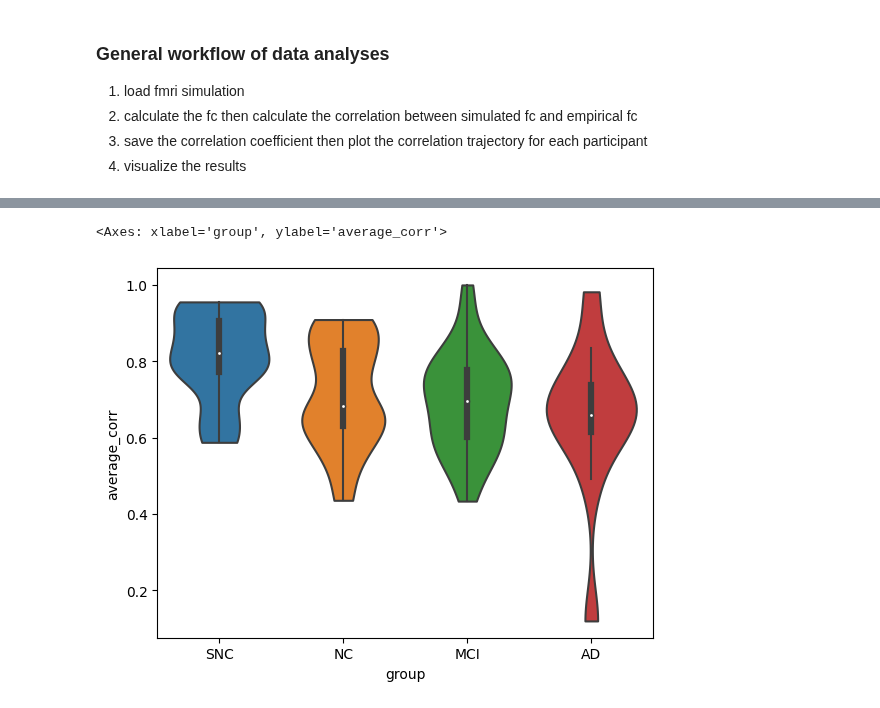
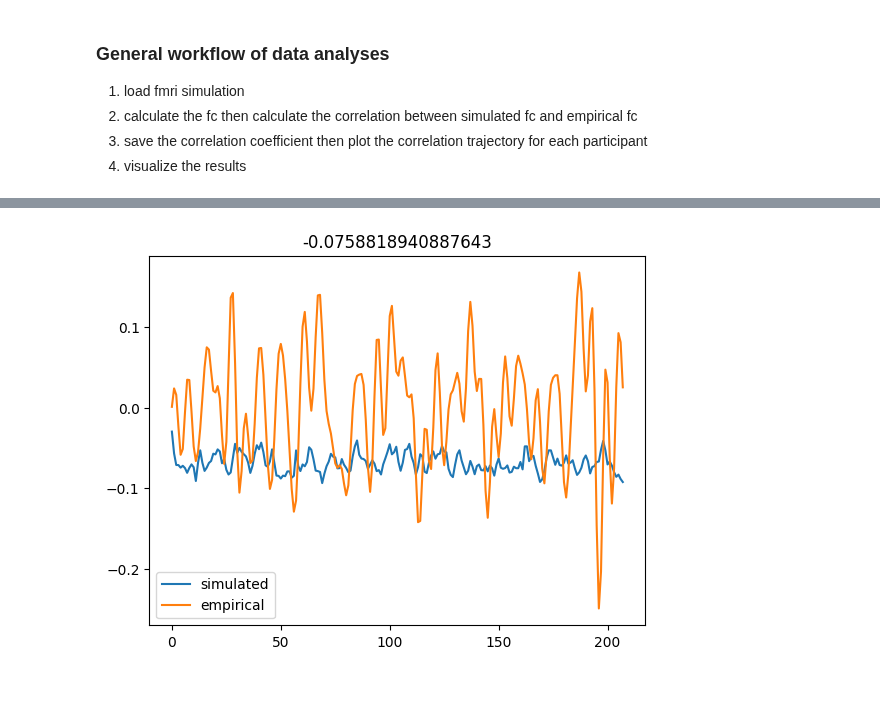
Before and after one commit to yilewang/tvbdemos, a Jupyter notebook: clinical_conversion/local_inhibition_fitting.ipynb, the cells around one changed output, grey strips where cells are left out. Cells and saved outputs as stored; diff of their text form; code cells hidden in the pictures.

```diff
--- a/clinical_conversion/local_inhibition_fitting.ipynb
+++ b/clinical_conversion/local_inhibition_fitting.ipynb
@@ -99,5 +102,24 @@ seaborn.violinplot(x='group', y='highest_corr', data=local_inhibition, cut=0, bw
-# %%
-seaborn.violinplot(x='group', y='average_corr', data=local_inhibition, cut=0, bw=0.4)
-# %% [output]
-<Axes: xlabel='group', ylabel='average_corr'>
-[figure, removed]
+# %%
+channel = 15
+# check individual cases
+group = "MCI"
+caseid = "0578A"
+K21 = local_inhibition[(local_inhibition.group==group) & (local_inhibition.caseid==caseid)].highest_K21.values[0]
+case_path = pjoin(data_dir, group, caseid+'_'+str(K21)+'.csv')
+case_ts = pd.read_csv(case_path)
+# plot time series of all nodes
+s_ts = preprocessing.normalize(np.array(case_ts.iloc[:,channel]).reshape(1,-1))
+plt.plot(s_ts[0,:], label='simulated')
+
+
+
+# empirical FC
+mat = scipy.io.loadmat(pjoin(eFC_dir, group+"-TS", caseid, "ROISignals_"+caseid+'.mat'))
+e_ts = pd.DataFrame(mat['ROISignals'])
+e_ts = preprocessing.normalize(np.array(e_ts.iloc[:,channel]).reshape(1,-1))
+plt.plot(e_ts[0,:], label='empirical')
+plt.legend()
+plt.title(f"{np.corrcoef(e_ts[0,:], s_ts[0,:])[0, 1]}")
+plt.show()
+# %% [output]
+[figure, added]
```
Also changed, not shown: parts of 6 cells of this notebook, 4 other files.
